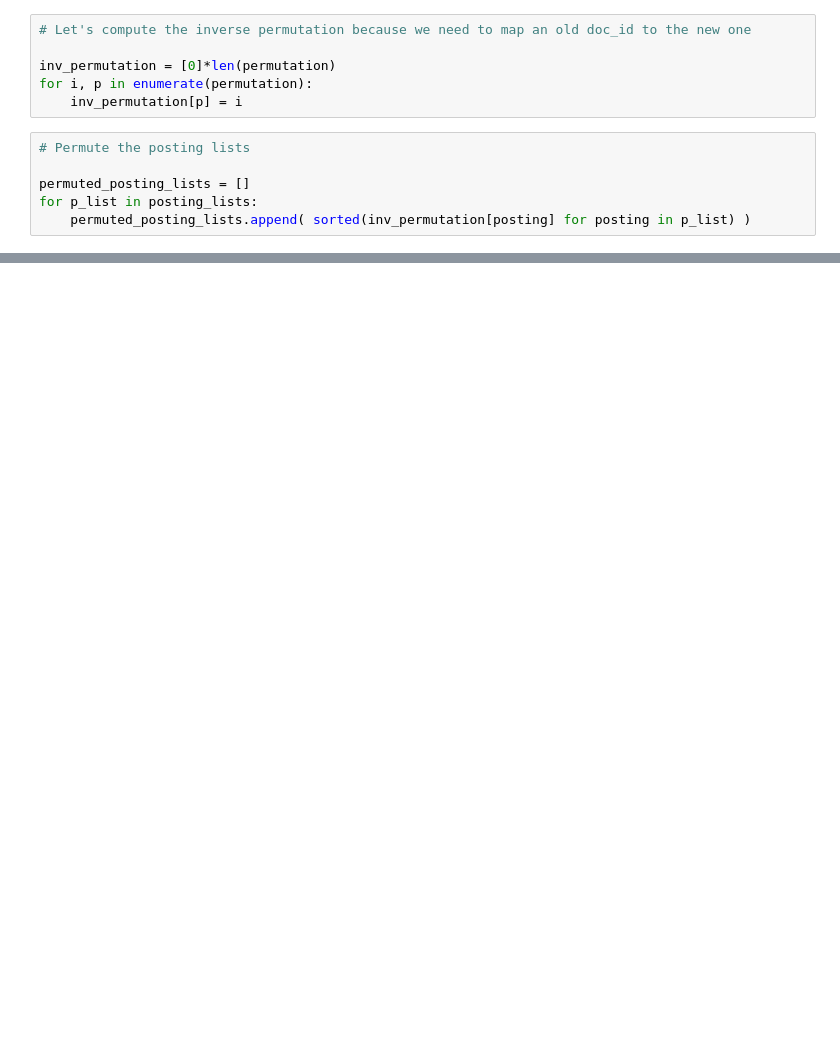
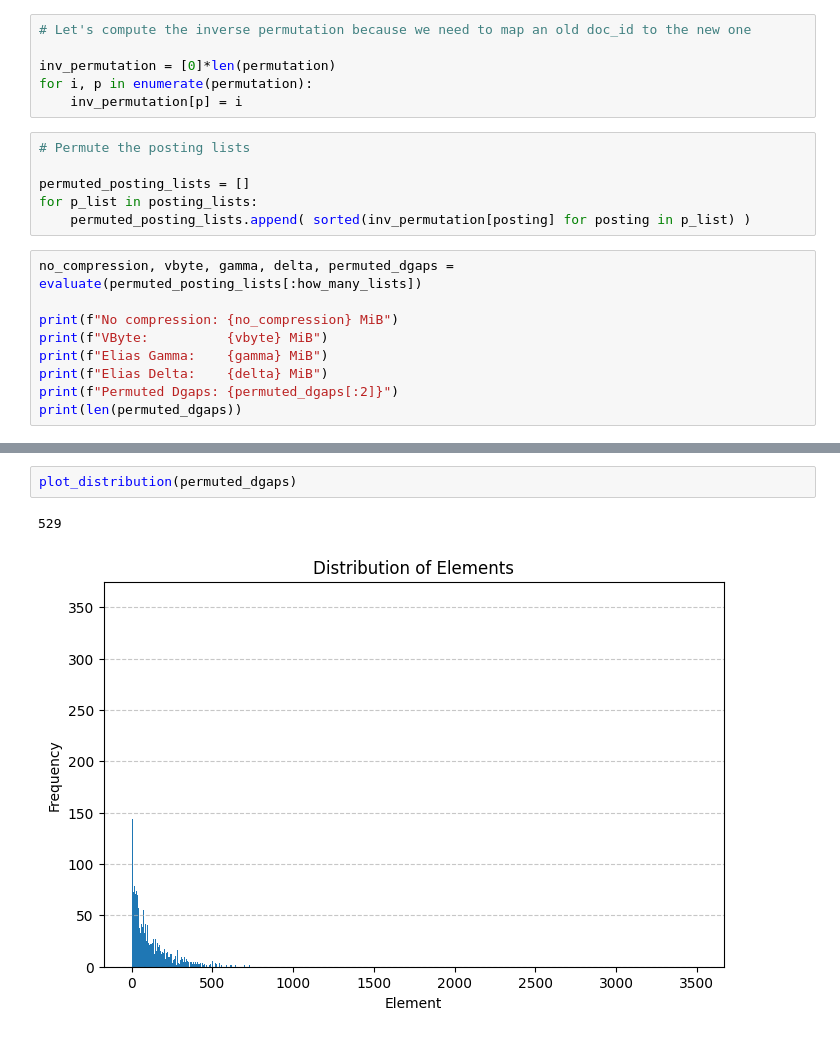
Before and after one commit to itakartor/InformationRetrieval2025, a Jupyter notebook: Data_Compression.ipynb, the cells around one changed output, grey strips where cells are left out. Drawn from its saved outputs; the diff is of its cells as text; blank space fills up the shorter version.

```diff
--- a/Data_Compression.ipynb
+++ b/Data_Compression.ipynb
@@ -313,3 +314,12 @@ for i, p in enumerate(permutation):
 permuted_posting_lists = []
 for p_list in posting_lists:
     permuted_posting_lists.append( sorted(inv_permutation[posting] for posting in p_list) )
+# %%
+no_compression, vbyte, gamma, delta, permuted_dgaps = evaluate(permuted_posting_lists[:how_many_lists])
+
+print(f"No compression: {no_compression} MiB")
+print(f"VByte:          {vbyte} MiB")
+print(f"Elias Gamma:    {gamma} MiB")
+print(f"Elias Delta:    {delta} MiB")
+print(f"Permuted Dgaps: {permuted_dgaps[:2]}")
+print(len(permuted_dgaps))
@@ -315,0 +362,5 @@ for p_list in posting_lists:
+# %%
+plot_distribution(permuted_dgaps)
+# %% [output]
+529
+[figure, added]
```
Also changed, not shown: parts of 11 cells of this notebook.
